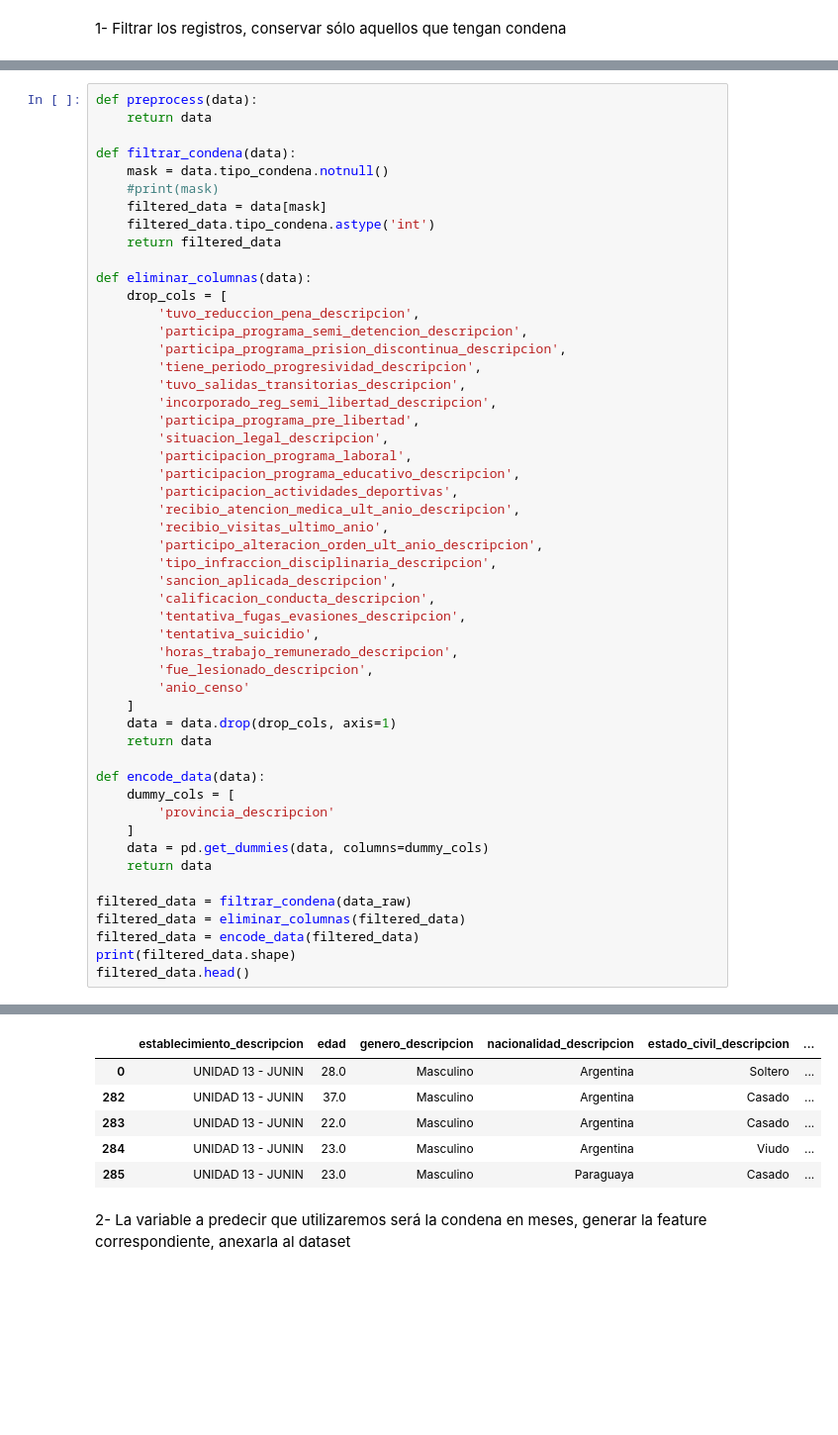
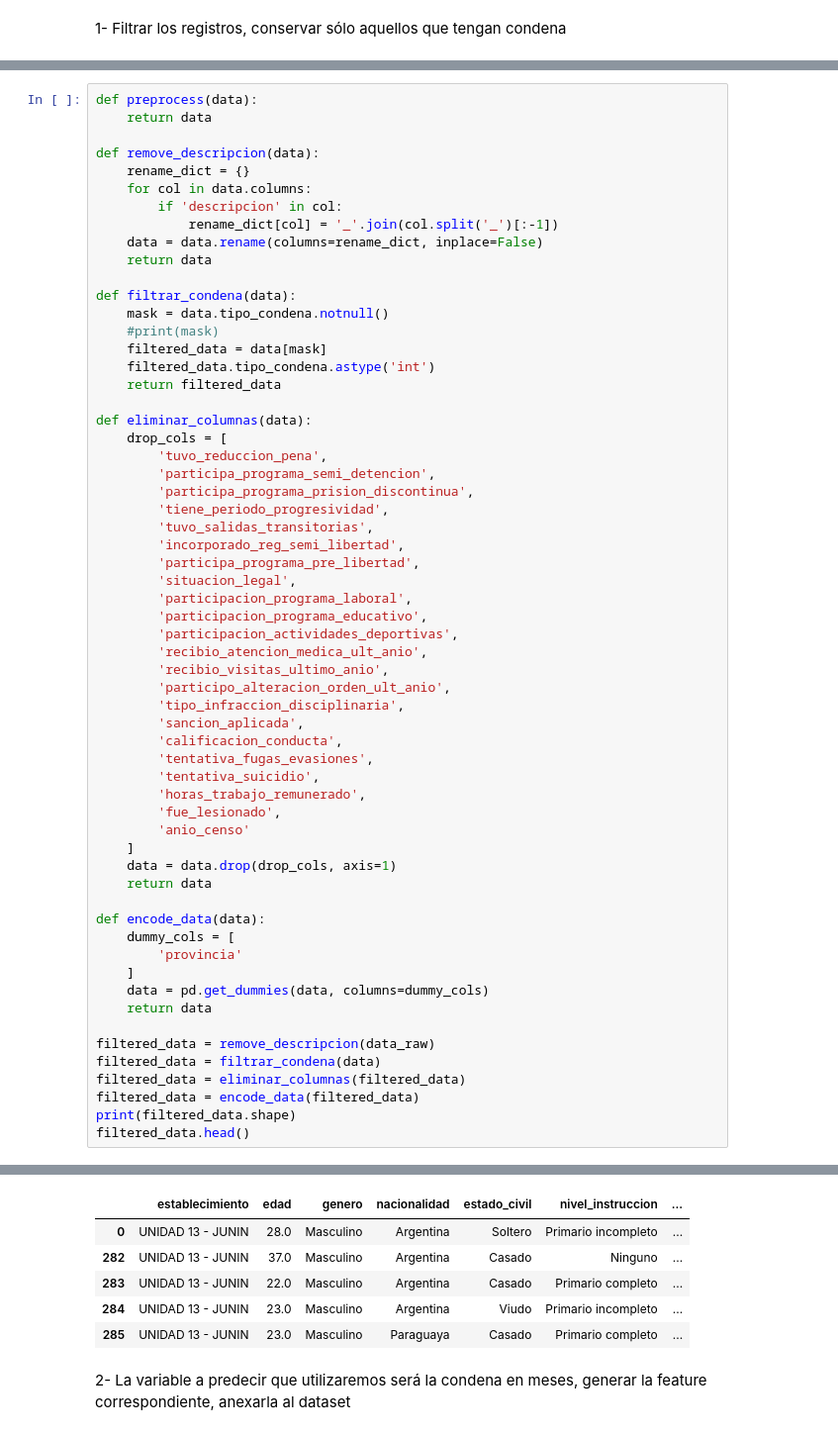
Before and after one commit to nahuelalmeira/poblacionPenal, a Jupyter notebook: IntroML/DiploDatos_PoblacionPenitenciariaArgentina_Intro_ML.ipynb, the cells around one changed output, grey strips where cells are left out. Shown at 99% size. Drawn from its saved outputs; the diff is of its cells as text; blank space fills up the shorter version.

Commit message:
Remuevo palabra descripcion de las columnas

```diff
--- a/IntroML/DiploDatos_PoblacionPenitenciariaArgentina_Intro_ML.ipynb
+++ b/IntroML/DiploDatos_PoblacionPenitenciariaArgentina_Intro_ML.ipynb
@@ -90,63 +88,72 @@ Index(['anio_censo', 'provincia_descripcion', 'establecimiento_descripcion',
       dtype='object')
 # %%
 def preprocess(data):
+    return data
+
+def remove_descripcion(data):
+    rename_dict = {}
+    for col in data.columns:
+        if 'descripcion' in col:
+            rename_dict[col] = '_'.join(col.split('_')[:-1])
+    data = data.rename(columns=rename_dict, inplace=False)
     return data
 
 def filtrar_condena(data):
     mask = data.tipo_condena.notnull()
     #print(mask)
     filtered_data = data[mask]
     filtered_data.tipo_condena.astype('int')
     return filtered_data
 
 def eliminar_columnas(data):
     drop_cols = [
-        'tuvo_reduccion_pena_descripcion',
-        'participa_programa_semi_detencion_descripcion',
-        'participa_programa_prision_discontinua_descripcion',
-        'tiene_periodo_progresividad_descripcion',
-        'tuvo_salidas_transitorias_descripcion',
-        'incorporado_reg_semi_libertad_descripcion',
+        'tuvo_reduccion_pena',
+        'participa_programa_semi_detencion',
+        'participa_programa_prision_discontinua',
+        'tiene_periodo_progresividad',
+        'tuvo_salidas_transitorias',
+        'incorporado_reg_semi_libertad',
         'participa_programa_pre_libertad',
-        'situacion_legal_descripcion',
+        'situacion_legal',
         'participacion_programa_laboral',
-        'participacion_programa_educativo_descripcion',
+        'participacion_programa_educativo',
         'participacion_actividades_deportivas',
-        'recibio_atencion_medica_ult_anio_descripcion',
+        'recibio_atencion_medica_ult_anio',
         'recibio_visitas_ultimo_anio',
-        'participo_alteracion_orden_ult_anio_descripcion',
-        'tipo_infraccion_disciplinaria_descripcion',
-        'sancion_aplicada_descripcion',
-        'calificacion_conducta_descripcion',
-        'tentativa_fugas_evasiones_descripcion',
+        'participo_alteracion_orden_ult_anio',
+        'tipo_infraccion_disciplinaria',
+        'sancion_aplicada',
+        'calificacion_conducta',
+        'tentativa_fugas_evasiones',
         'tentativa_suicidio',
-        'horas_trabajo_remunerado_descripcion',
-        'fue_lesionado_descripcion',
+        'horas_trabajo_remunerado',
+        'fue_lesionado',
         'anio_censo'
     ]
     data = data.drop(drop_cols, axis=1)
     return data
 
 def encode_data(data):
     dummy_cols = [
-        'provincia_descripcion'
+        'provincia'
     ]
     data = pd.get_dummies(data, columns=dummy_cols)
     return data
 
-filtered_data = filtrar_condena(data_raw)
+filtered_data = remove_descripcion(data_raw)
+filtered_data = filtrar_condena(data)
 filtered_data = eliminar_columnas(filtered_data)
 filtered_data = encode_data(filtered_data)
 print(filtered_data.shape)
 filtered_data.head()
 # %% [output]
 (43457, 51)
-|  | establecimiento_descripcion | edad | genero_descripcion | nacionalidad_descripcion | estado_civil_descripcion | ... |
-| 0 | UNIDAD 13 - JUNIN | 28.0 | Masculino | Argentina | Soltero | ... |
-| 282 | UNIDAD 13 - JUNIN | 37.0 | Masculino | Argentina | Casado | ... |
-| 283 | UNIDAD 13 - JUNIN | 22.0 | Masculino | Argentina | Casado | ... |
-| 284 | UNIDAD 13 - JUNIN | 23.0 | Masculino | Argentina | Viudo | ... |
-| 285 | UNIDAD 13 - JUNIN | 23.0 | Masculino | Paraguaya | Casado | ... |
+|  | establecimiento | edad | genero | nacionalidad | estado_civil | nivel_instruccion | ... |
+| 0 | UNIDAD 13 - JUNIN | 28.0 | Masculino | Argentina | Soltero | Primario incompleto | ... |
+| 282 | UNIDAD 13 - JUNIN | 37.0 | Masculino | Argentina | Casado | Ninguno | ... |
+| 283 | UNIDAD 13 - JUNIN | 22.0 | Masculino | Argentina | Casado | Primario completo | ... |
+| 284 | UNIDAD 13 - JUNIN | 23.0 | Masculino | Argentina | Viudo | Primario incompleto | ... |
+| 285 | UNIDAD 13 - JUNIN | 23.0 | Masculino | Paraguaya | Casado | Primario completo | ... |
 # %% [markdown]
 2- La variable a predecir que utilizaremos será la condena en meses, generar la feature correspondiente, anexarla al dataset
 # %%
```
Also changed, not shown: parts of 13 cells of this notebook.
